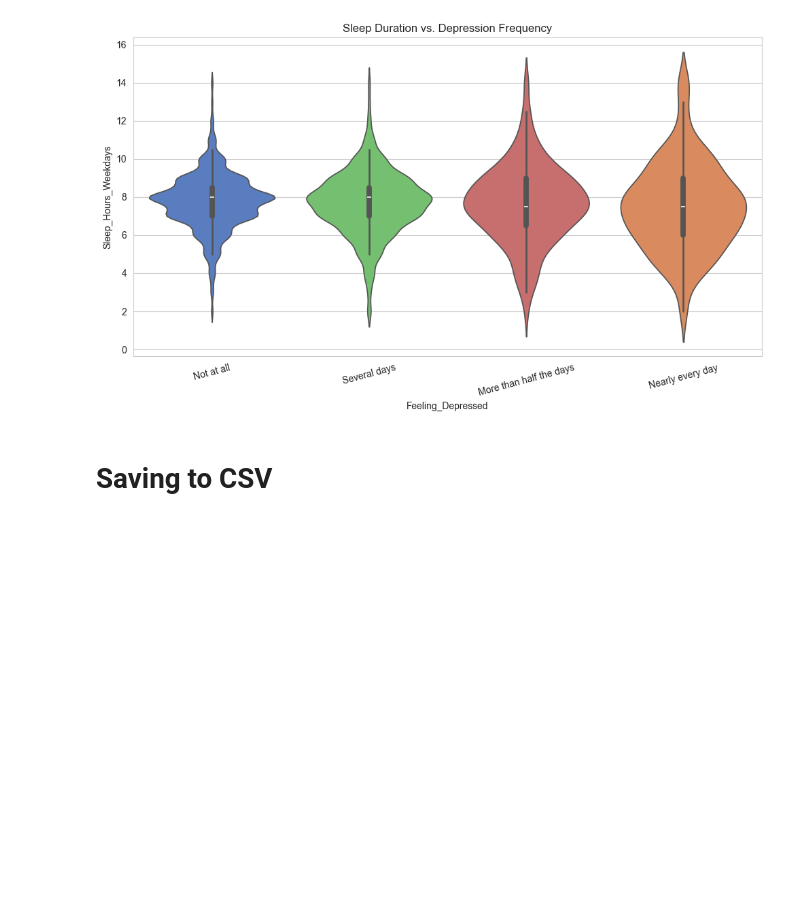
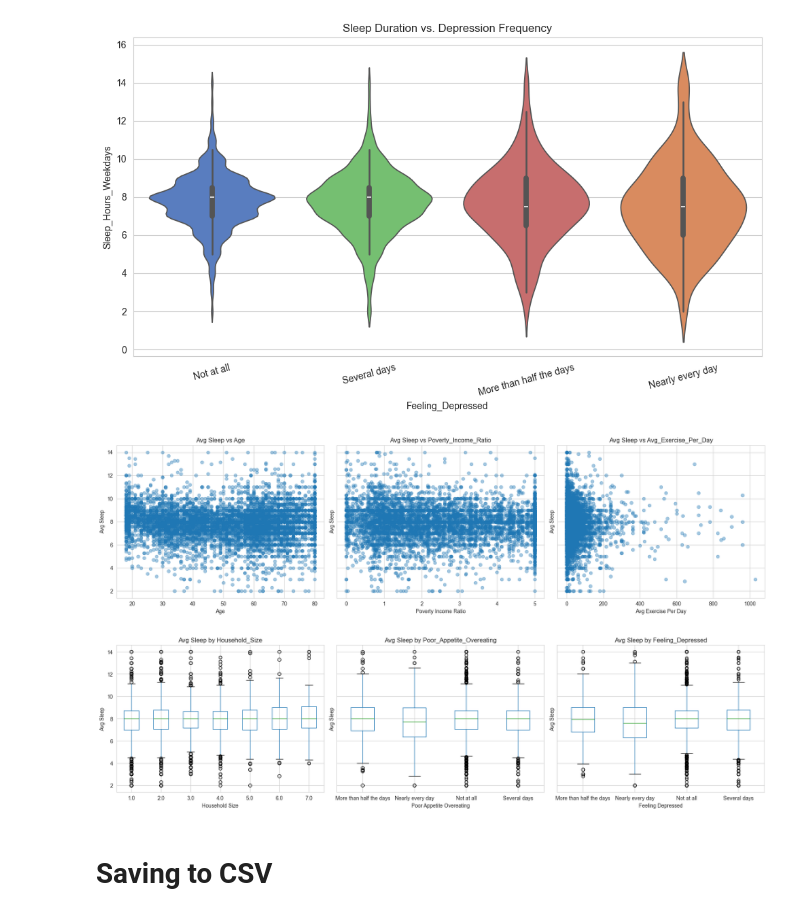
Before and after one commit to sophia-vo/CSE-158-Assignment-2, a Jupyter notebook: eda.ipynb, the cells around one changed output. Saved outputs shown, nothing was run; the diff lists cells and outputs as text; code cells hidden in the pictures; blank space fills up the shorter version.

```diff
--- a/eda.ipynb
+++ b/eda.ipynb
@@ -386,6 +386,47 @@ if 'Avg_Sleep' in df.columns and 'Feeling_Depressed' in df.columns:
     plt.show()
 # %% [output]
 [figure]
+# %%
+scatter_cols = [
+    'Age',
+    'Poverty_Income_Ratio',
+    'Avg_Exercise_Per_Day'
+]
+
+fig, axes = plt.subplots(1, 3, figsize=(18, 5), sharey=True)
+
+for ax, col in zip(axes.ravel(), scatter_cols):
+    ax.scatter(df[col], df['Avg_Sleep'], alpha=0.4)
+    ax.set_xlabel(col.replace('_', ' '))
+    ax.set_ylabel('Avg Sleep')
+    ax.set_title(f'Avg Sleep vs {col}')
+
+plt.tight_layout()
+plt.show()
+
+
+# --- 2. Boxplots for Household_Size, Poor_Appetite_Overeating, Feeling_Depressed ---
+box_cols = [
+    'Household_Size',
+    'Poor_Appetite_Overeating',
+    'Feeling_Depressed'
+]
+
+fig, axes = plt.subplots(1, 3, figsize=(18, 5), sharey=True)
+
+for ax, col in zip(axes.ravel(), box_cols):
+    df.boxplot(column='Avg_Sleep', by=col, ax=ax)
+    ax.set_xlabel(col.replace('_', ' '))
+    ax.set_ylabel('Avg Sleep')
+    ax.set_title(f'Avg Sleep by {col}')
+
+# Remove the automatic big title matplotlib adds for grouped boxplots
+plt.suptitle('')
+plt.tight_layout()
+plt.show()
+# %% [output]
+[figure, added]
+[figure, added]
 # %% [markdown]
 # Saving to CSV
 # %%
```
Also changed, not shown: 6 other files.
